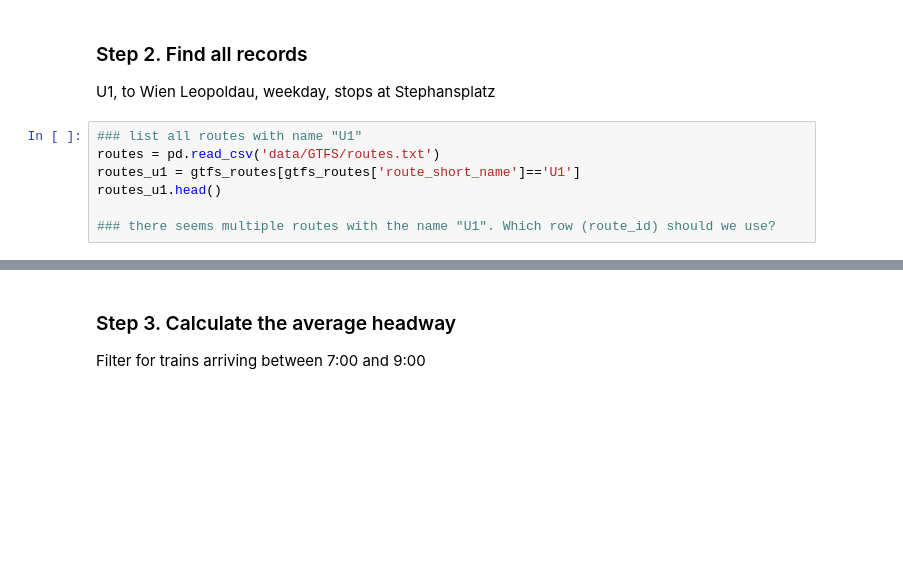
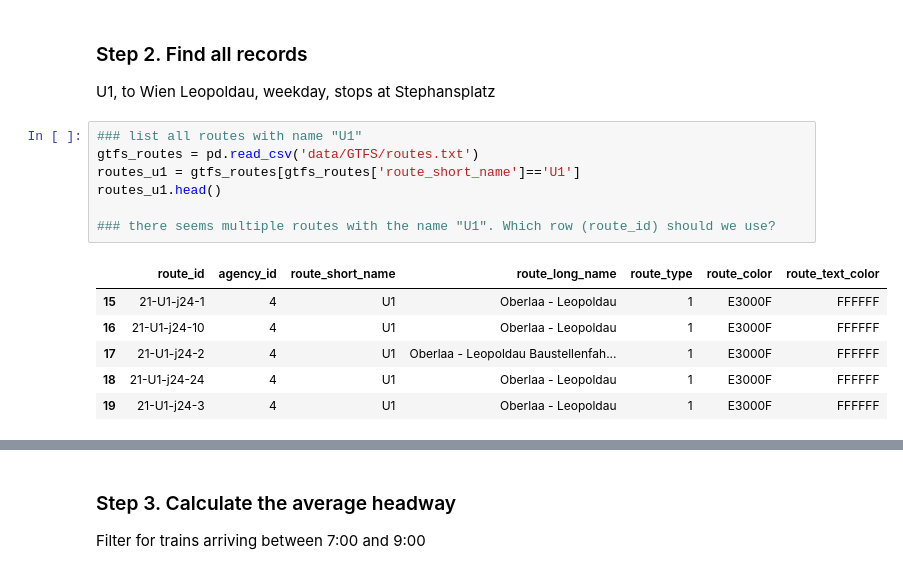
Before and after one commit to PropovedNik007/TUW_231028, a Jupyter notebook: homework.ipynb, the cells around one changed output, grey strips where cells are left out. Saved outputs shown, nothing was run; the diff lists cells and outputs as text; blank space fills up the shorter version.

```diff
--- a/homework.ipynb
+++ b/homework.ipynb
@@ -40,11 +63,18 @@ gtfs_agency.head()
 U1, to Wien Leopoldau, weekday, stops at Stephansplatz
 # %%
 ### list all routes with name "U1"
-routes = pd.read_csv('data/GTFS/routes.txt')
+gtfs_routes = pd.read_csv('data/GTFS/routes.txt')
 routes_u1 = gtfs_routes[gtfs_routes['route_short_name']=='U1']
 routes_u1.head()
 
 ### there seems multiple routes with the name "U1". Which row (route_id) should we use?
+# %% [output]
+|  | route_id | agency_id | route_short_name | route_long_name | route_type | route_color | route_text_color |
+| 15 | 21-U1-j24-1 | 4 | U1 | Oberlaa - Leopoldau | 1 | E3000F | FFFFFF |
+| 16 | 21-U1-j24-10 | 4 | U1 | Oberlaa - Leopoldau | 1 | E3000F | FFFFFF |
+| 17 | 21-U1-j24-2 | 4 | U1 | Oberlaa - Leopoldau Baustellenfah... | 1 | E3000F | FFFFFF |
+| 18 | 21-U1-j24-24 | 4 | U1 | Oberlaa - Leopoldau | 1 | E3000F | FFFFFF |
+| 19 | 21-U1-j24-3 | 4 | U1 | Oberlaa - Leopoldau | 1 | E3000F | FFFFFF |
 # %%
 ### read all trip records
 trips = pd.read_csv('data/GTFS/trips.txt')
```
Also changed, not shown: parts of 7 cells of this notebook, 2 other files.
